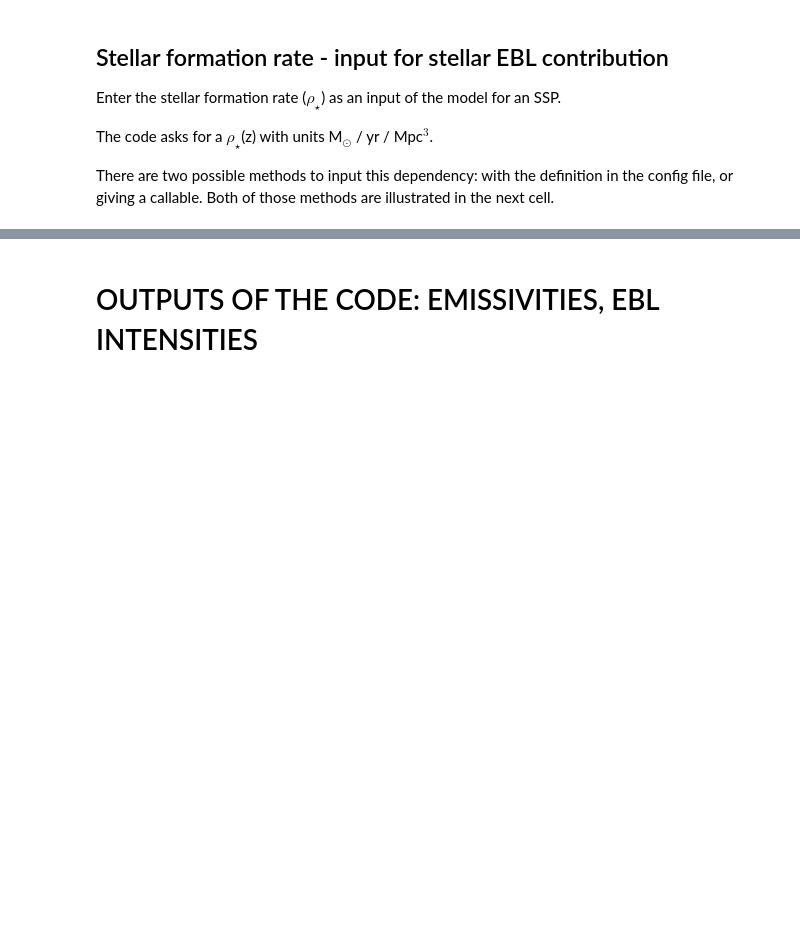
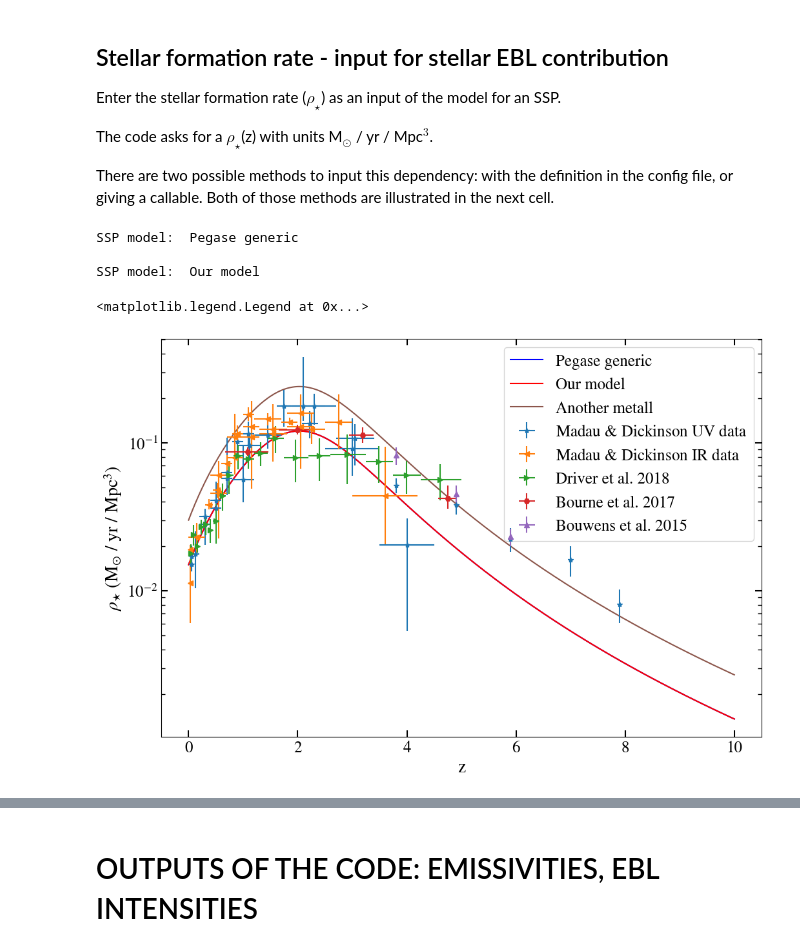
Before and after one commit to axion-alp-dm/EBL_calculation, a Jupyter notebook: notebooks/ebl_inputs.ipynb, the cells around one changed output, grey strips where cells are left out. Saved outputs shown, nothing was run; the diff lists cells and outputs as text; code cells hidden in the pictures; blank space fills up the shorter version.

```diff
--- a/notebooks/ebl_inputs.ipynb
+++ b/notebooks/ebl_inputs.ipynb
@@ -429,31 +531,37 @@ plot_sfr_data(sfr_data)
 # in it are:
 #    sfr: 'lambda x, ci : ci[0] * (1 + x)**ci[1] / (1 + ((1+x)/ci[2])**ci[3])'
 #    sfr_params: [0.0145, 2.253, 3.347, 6.563]
 
 for nkey, key in enumerate(config_data['ssp_models']):
     print()
     print('SSP model: ', config_data['ssp_models'][key]['name'])
 
     ax_sfr.plot(z_array, ebl_class.sfr_function(
-        function_input=config_data['ssp_models'][key]['sfr'],
+        function_input=config_data['ssp_models'][key]['sfr_formula'],
         zz_array=z_array,
         params=config_data['ssp_models'][key]['sfr_params']),
                 label=config_data['ssp_models'][key]['name'],
                 color=colors[nkey % len(colors)])
 
 # The second method to input a SFR evolution is to give a callable as an input.
 # For now, this does only accept the redshift array as input parameter.
 def sfr_evol(zz, ci=[0.03, 2.253, 3.347, 6.563]):
     return ci[0] * (1 + zz)**ci[1] / (1 + ((1+zz)/ci[2])**ci[3])
 
 plt.plot(z_array, ebl_class.sfr_function(function_input=sfr_evol, zz_array=z_array),
          label='Another metall')
 
 # Figure specifications
 
 plt.yscale('log')
 
 plt.ylabel(r'$\rho_{\star}$ (M$_{\odot}$ / yr / Mpc$^{3}$)')
 plt.xlabel('z')
 
 ax_sfr.legend()
+# %% [output]
+SSP model:  Pegase generic
+
+SSP model:  Our model
+<matplotlib.legend.Legend at 0x...>
+[figure, added]
```
Also changed, not shown: parts of 12 cells of this notebook, 3 other files.
